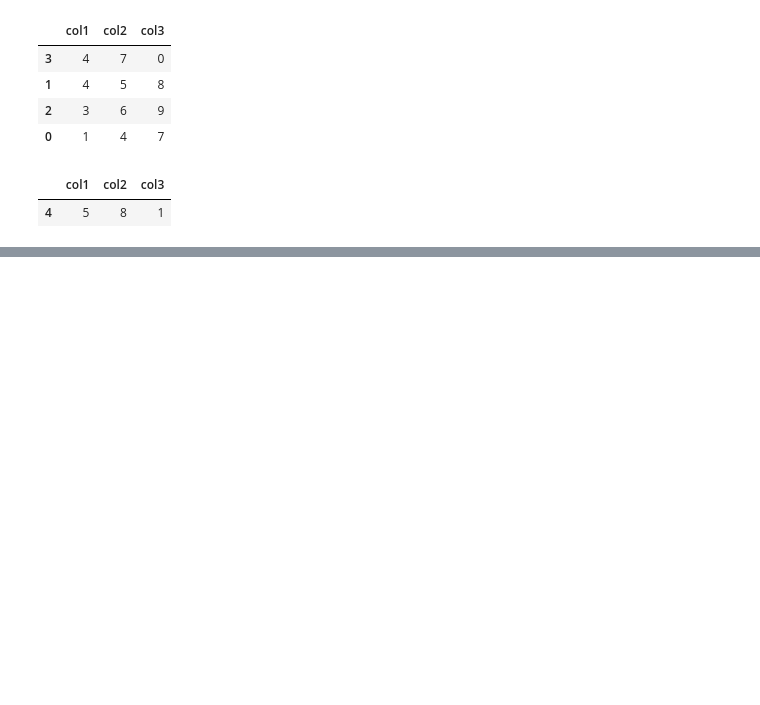
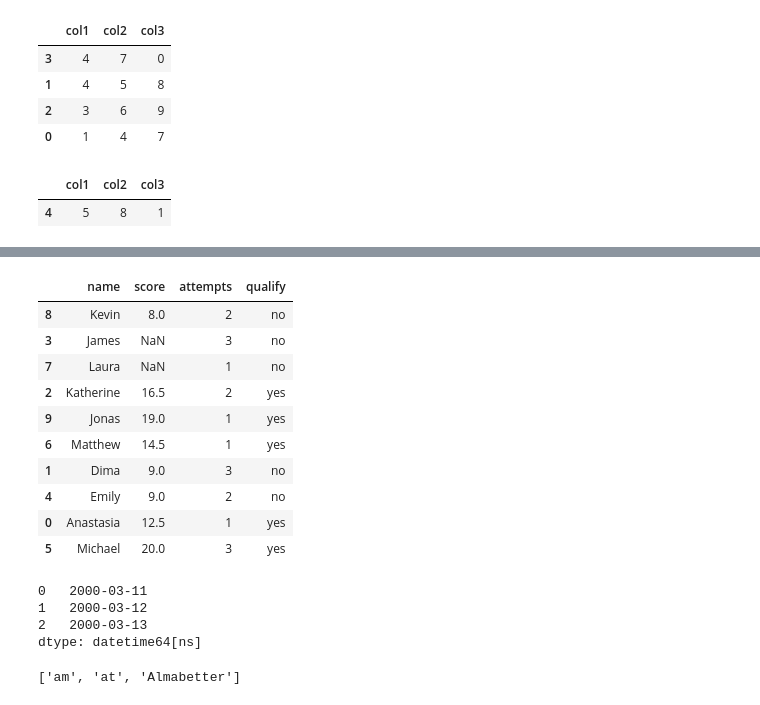
Before and after one commit to AnannyaSagar/Python_Problems, a Jupyter notebook: Pandas_Practice.ipynb, the cells around one changed output, grey strips where cells are left out. Cells and saved outputs as stored; diff of their text form; code cells hidden in the pictures; blank space fills up the shorter version.

```diff
--- a/Pandas_Practice.ipynb
+++ b/Pandas_Practice.ipynb
@@ -311,0 +328,21 @@ df_30
+# %%
+exam_data = {'name': ['Anastasia', 'Dima', 'Katherine', 'James', 'Emily', 'Michael', 'Matthew', 'Laura', 'Kevin', 'Jonas'],
+        'score': [12.5, 9, 16.5, np.nan, 9, 20, 14.5, np.nan, 8, 19],
+        'attempts': [1, 3, 2, 3, 2, 3, 1, 1, 2, 1],
+        'qualify': ['yes', 'no', 'yes', 'no', 'no', 'yes', 'yes', 'no', 'no', 'yes']}
+df = pd.DataFrame(exam_data)
+# %%
+dfl = df.sample(frac =1)
+dfl
+# %% [output]
+|  | name | score | attempts | qualify |
+| 8 | Kevin | 8.0 | 2 | no |
+| 3 | James | NaN | 3 | no |
+| 7 | Laura | NaN | 1 | no |
+| 2 | Katherine | 16.5 | 2 | yes |
+| 9 | Jonas | 19.0 | 1 | yes |
+| 6 | Matthew | 14.5 | 1 | yes |
+| 1 | Dima | 9.0 | 3 | no |
+| 4 | Emily | 9.0 | 2 | no |
+| 0 | Anastasia | 12.5 | 1 | yes |
+| 5 | Michael | 20.0 | 3 | yes |
@@ -311,0 +353,14 @@ df_30
+# %%
+r
+# %% [output]
+0   2000-03-11
+1   2000-03-12
+2   2000-03-13
+dtype: datetime64[ns]
+# %%
+s = 'I am working at Almabetter'
+l = [i for i in s.split(" ") if len(i)%2 == 0]
+
+print(l)
+# %% [output]
+['am', 'at', 'Almabetter']
```
Also changed, not shown: parts of 28 cells of this notebook.
